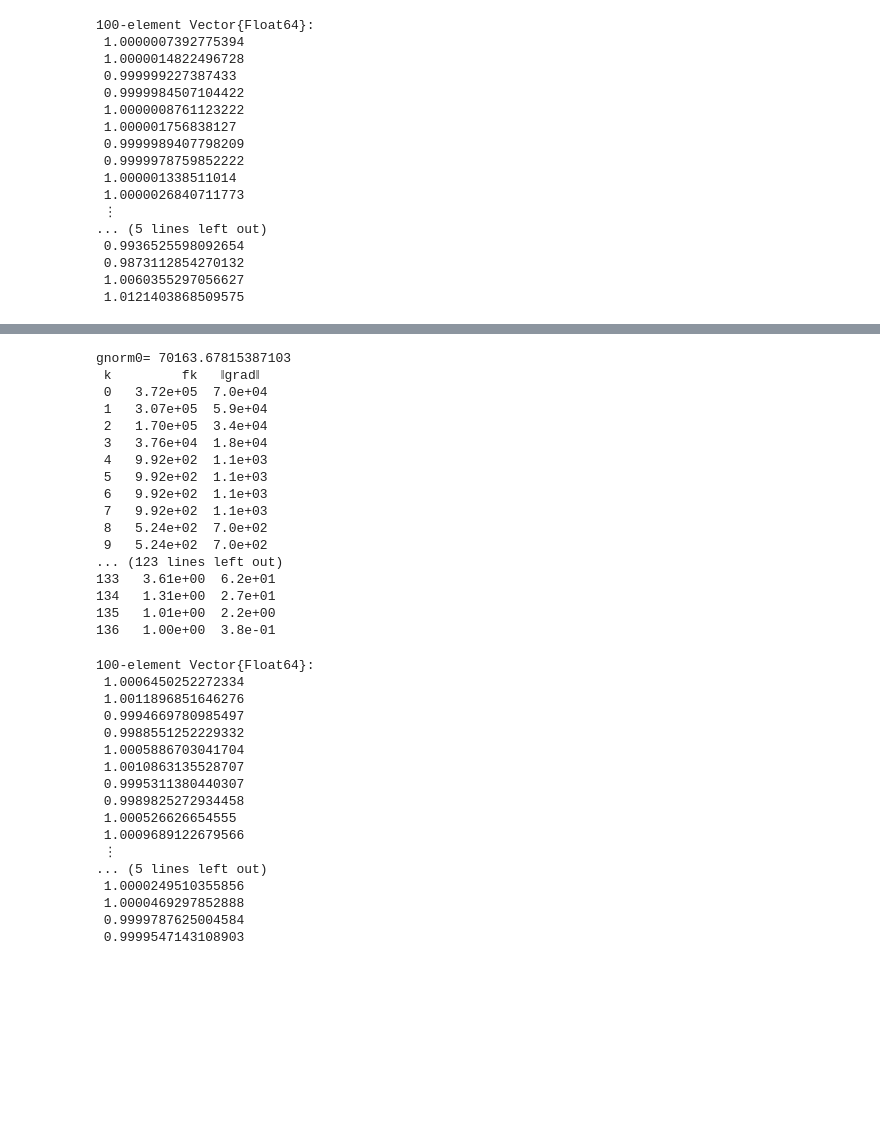
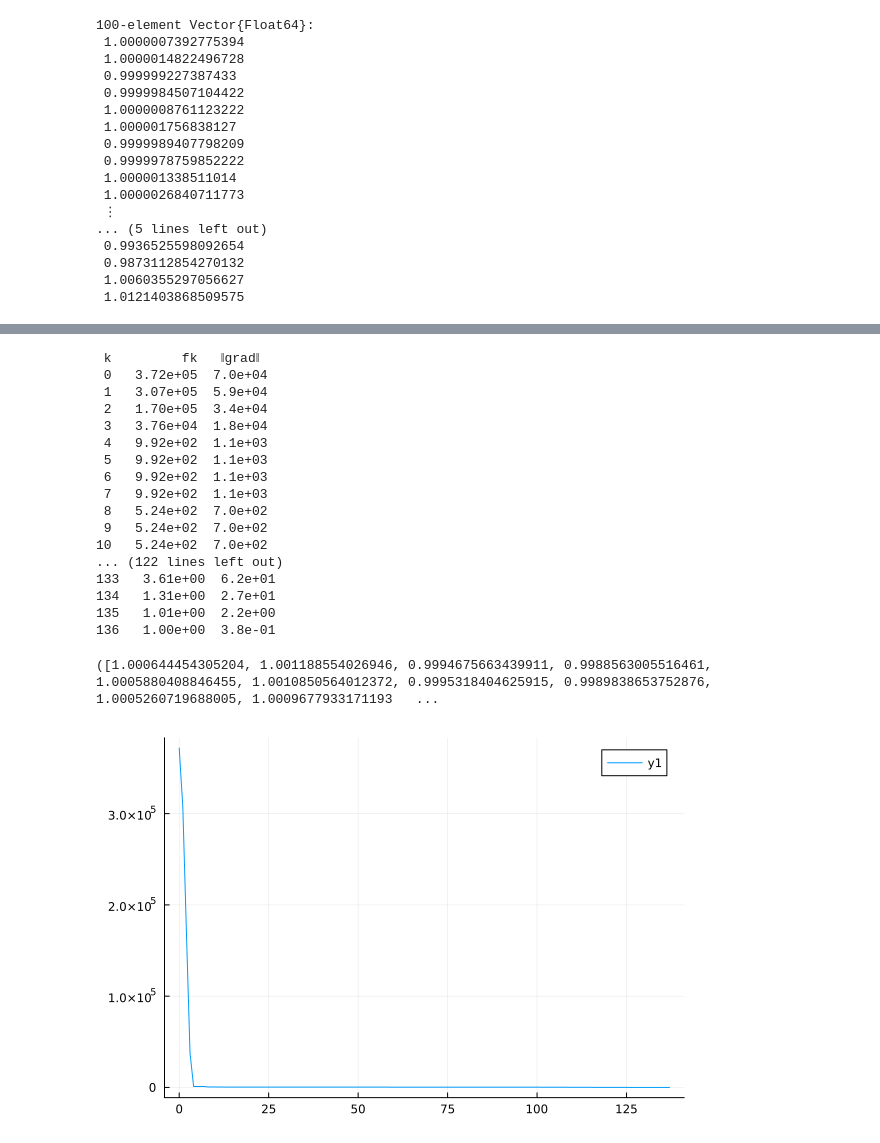
Before and after one commit to oihanc/mth8408_projet, a Jupyter notebook: phase_1/newton_inexact_lbfgs.ipynb, the cells around one changed output, grey strips where cells are left out. Drawn from its saved outputs; the diff is of its cells as text; code cells hidden in the pictures; blank space fills up the shorter version.

```diff
--- a/phase_1/newton_inexact_lbfgs.ipynb
+++ b/phase_1/newton_inexact_lbfgs.ipynb
@@ -260,9 +250,8 @@ newton_inexact_lbfgs_trust_region (generic function with 5 methods)
 models = []
 push!(models, OptimizationProblems.ADNLPProblems.chainwoo())
 
-x_star = newton_inexact_lbfgs_trust_region(models[1])
+x_star, res = newton_inexact_trust_region(models[1], sub_optimizer="lbfgs", mem=50)
 # %% [output]
-gnorm0= 70163.67815387103
  k         fk   ‖grad‖
  0   3.72e+05  7.0e+04
  1   3.07e+05  5.9e+04
@@ -274,25 +263,16 @@ gnorm0= 70163.67815387103
  7   9.92e+02  1.1e+03
  8   5.24e+02  7.0e+02
  9   5.24e+02  7.0e+02
-... (123 lines left out)
+10   5.24e+02  7.0e+02
+... (122 lines left out)
 133   3.61e+00  6.2e+01
 134   1.31e+00  2.7e+01
 135   1.01e+00  2.2e+00
 136   1.00e+00  3.8e-01
-100-element Vector{Float64}:
- 1.0006450252272334
- 1.0011896851646276
- 0.9994669780985497
- 0.9988551252229332
- 1.0005886703041704
- 1.0010863135528707
- 0.9995311380440307
- 0.9989825272934458
- 1.000526626654555
- 1.0009689122679566
- ⋮
-... (5 lines left out)
- 1.0000249510355856
- 1.0000469297852888
- 0.9999787625004584
- 0.9999547143108903
+([1.000644454305204, 1.001188554026946, 0.9994675663439911, 0.9988563005516461, 1.0005880408846455, 1.0010850564012372, 0.9995318404625915, 0.9989838653752876, 1.0005260719688005, 1.0009677933171193   ...
+# %%
+k = range(0, length(res.fk), length=length(res.fk))
+
+plot(k, res.fk)
+# %% [output]
+[figure, added]
```
Also changed, not shown: parts of 6 cells of this notebook, 1 other file.
